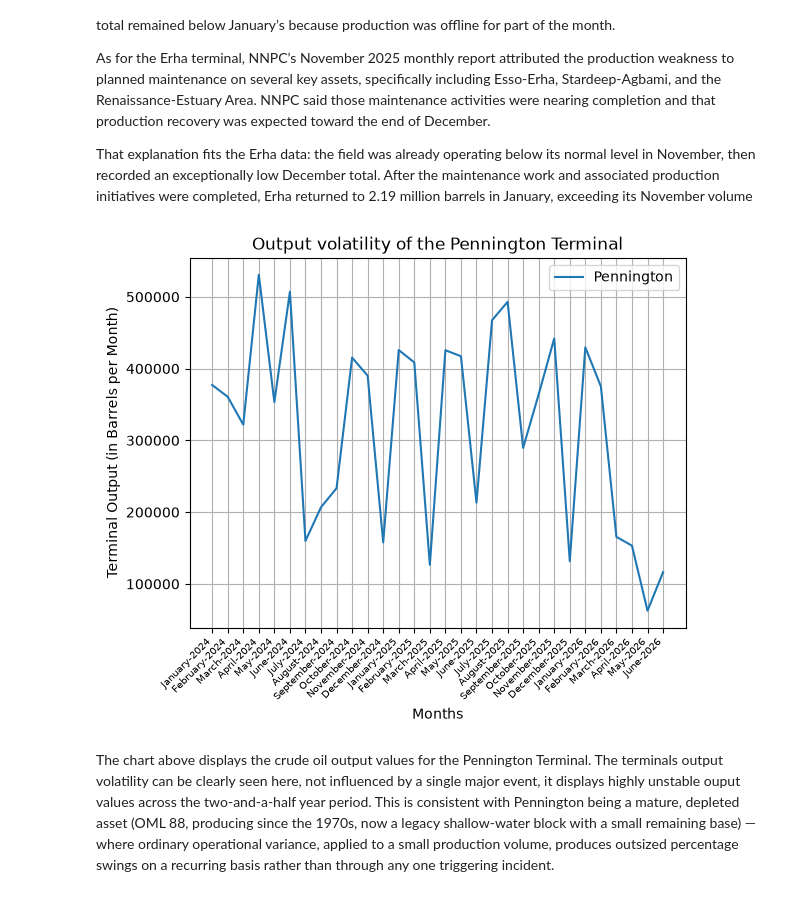
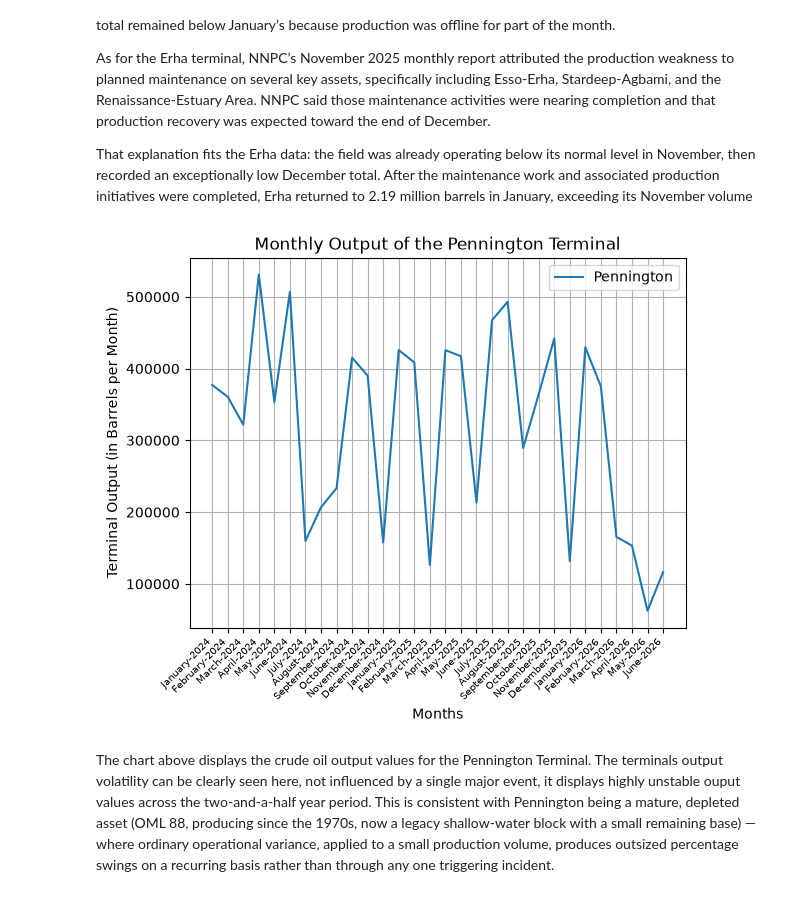
Before and after one commit to loteehenry/Oil-Production---Exploratory-Data-Analysis, a Jupyter notebook: notebooks/analysis.ipynb, the cells around one changed output. Drawn from its saved outputs; the diff is of its cells as text; code cells hidden in the pictures.

Commit message:
Charts folder added and updated

```diff
--- a/notebooks/analysis.ipynb
+++ b/notebooks/analysis.ipynb
@@ -610,15 +610,15 @@ That explanation fits the Erha data: the field was already operating below its n
 # %%
 pennington_output_df = q1_master_df.loc[["PENNINGTON"]]
 
-plt.title("Output volatility of the Pennington Terminal")
+plt.title("Monthly Output of the Pennington Terminal")
 sns.lineplot(x=months, y=pennington_output_df.iloc[0, 1:], label="Pennington")
 plt.xticks(rotation=45, ha="right", fontsize=7)
 plt.ylabel("Terminal Output (in Barrels per Month)")
 plt.xlabel("Months")
 plt.grid()
 plt.show()
 # %% [output]
-[figure, old version]
+[figure, new version]
 # %% [markdown]
 The chart above displays the crude oil output values for the Pennington Terminal. The terminals output volatility can be clearly seen here, not influenced by a single major event, it displays highly unstable ouput values across the two-and-a-half year period. This is consistent with Pennington being a mature, depleted asset (OML 88, producing since the 1970s, now a legacy shallow-water block with a small remaining base) — where ordinary operational variance, applied to a small production volume, produces outsized percentage swings on a recurring basis rather than through any one triggering incident.
 # %% [markdown]
```
Also changed, not shown: 3 other files.
